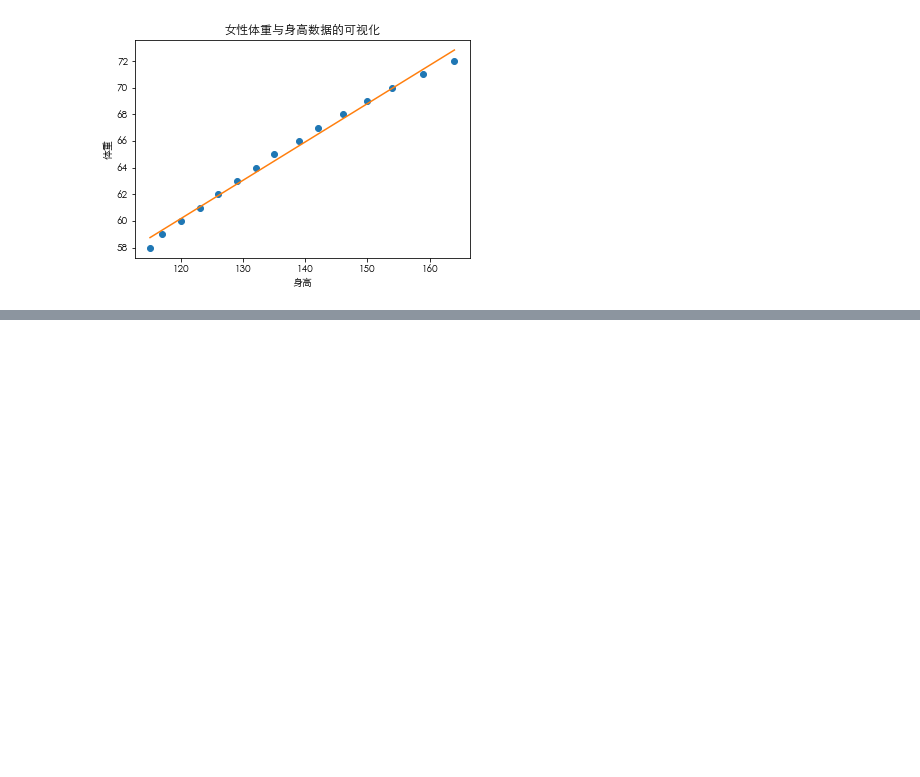
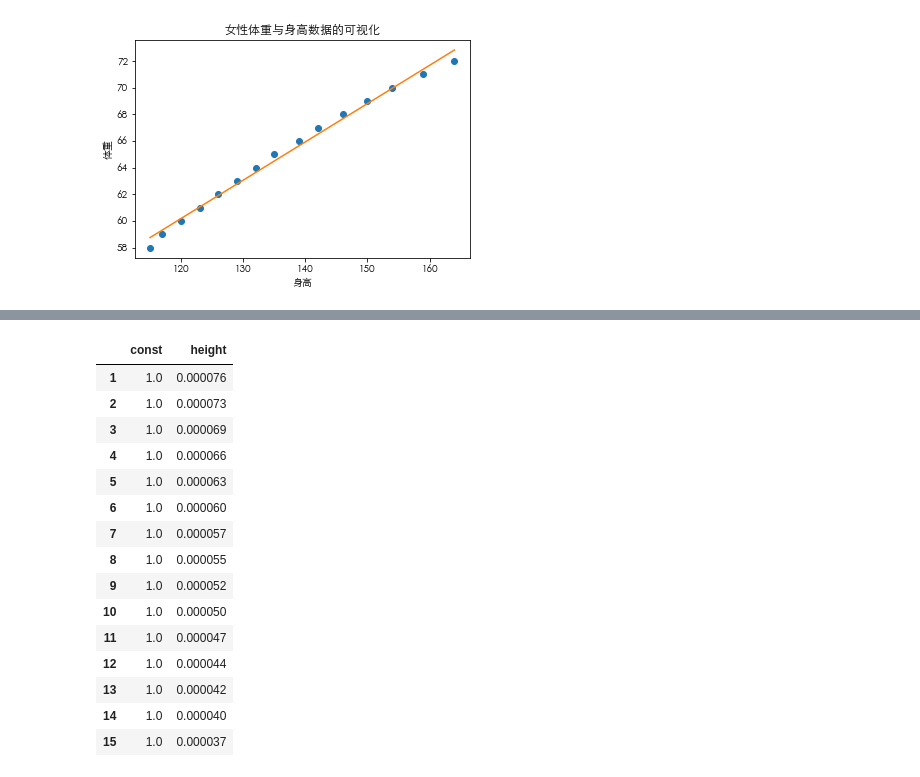
Before and after one commit to ni11111cole/data_analysis_project, a Jupyter notebook: 线性回归.ipynb, the cells around one changed output, grey strips where cells are left out. Cells and saved outputs as stored; diff of their text form; code cells hidden in the pictures; blank space fills up the shorter version.

```diff
--- a/线性回归.ipynb
+++ b/线性回归.ipynb
@@ -196,0 +207,4 @@ NameError: name 'X' is not defined
+# %%
+#特征矩阵（X）的生成。表名+[]表示切片。此处X还不是特征矩阵，但matplotlib会在处理的时候自动转换。详见教材
+X=df_women["height"]
+X
@@ -196,0 +228,4 @@ NameError: name 'X' is not defined
+# %%
+X1 = X.apply(lambda x: x ** -2)
+
+print(X1)
@@ -196,0 +270,22 @@ NameError: name 'X' is not defined
+# %%
+#特征矩阵的规整化处理
+import statsmodels.api as sm
+X1=sm.add_constant(X1)#增加常数列，可以计算截距b的值，不增加不计算
+X1
+# %% [output]
+|  | const | height |
+| 1 | 1.0 | 0.000076 |
+| 2 | 1.0 | 0.000073 |
+| 3 | 1.0 | 0.000069 |
+| 4 | 1.0 | 0.000066 |
+| 5 | 1.0 | 0.000063 |
+| 6 | 1.0 | 0.000060 |
+| 7 | 1.0 | 0.000057 |
+| 8 | 1.0 | 0.000055 |
+| 9 | 1.0 | 0.000052 |
+| 10 | 1.0 | 0.000050 |
+| 11 | 1.0 | 0.000047 |
+| 12 | 1.0 | 0.000044 |
+| 13 | 1.0 | 0.000042 |
+| 14 | 1.0 | 0.000040 |
+| 15 | 1.0 | 0.000037 |
```
Also changed, not shown: parts of 9 cells of this notebook.
